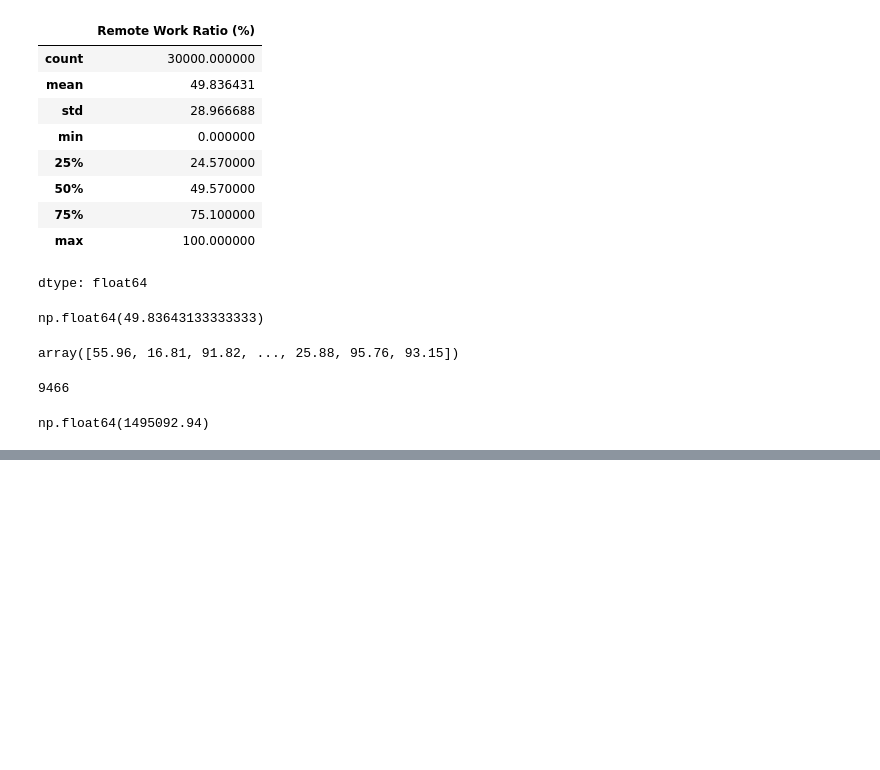
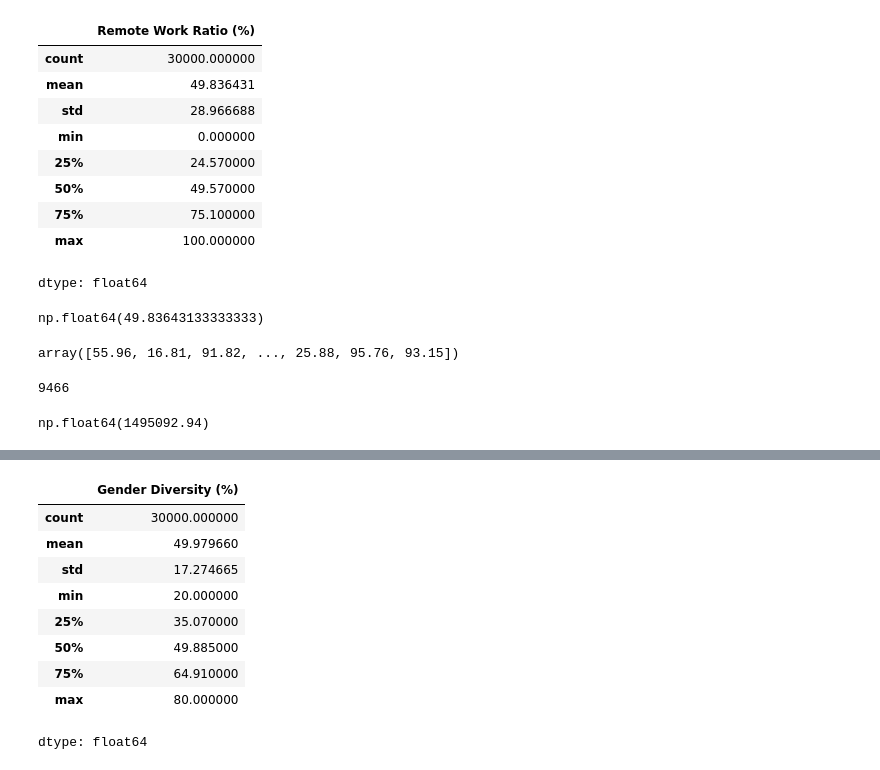
Before and after one commit to AJ0043/AI-Future-of-Jobs-Intelligence-Platform, a Jupyter notebook: AI_Adoption_&_Growth_Analysis.ipynb, the cells around one changed output, grey strips where cells are left out. Saved outputs shown, nothing was run; the diff lists cells and outputs as text; code cells hidden in the pictures; blank space fills up the shorter version.

```diff
--- a/AI_Adoption_&_Growth_Analysis.ipynb
+++ b/AI_Adoption_&_Growth_Analysis.ipynb
@@ -683,0 +750,13 @@ ai_data[numerical][]
+# %%
+ai_data[numerical]['Gender Diversity (%)'].describe()
+# %% [output]
+|  | Gender Diversity (%) |
+| count | 30000.000000 |
+| mean | 49.979660 |
+| std | 17.274665 |
+| min | 20.000000 |
+| 25% | 35.070000 |
+| 50% | 49.885000 |
+| 75% | 64.910000 |
+| max | 80.000000 |
+dtype: float64
```
Also changed, not shown: parts of 7 cells of this notebook.
